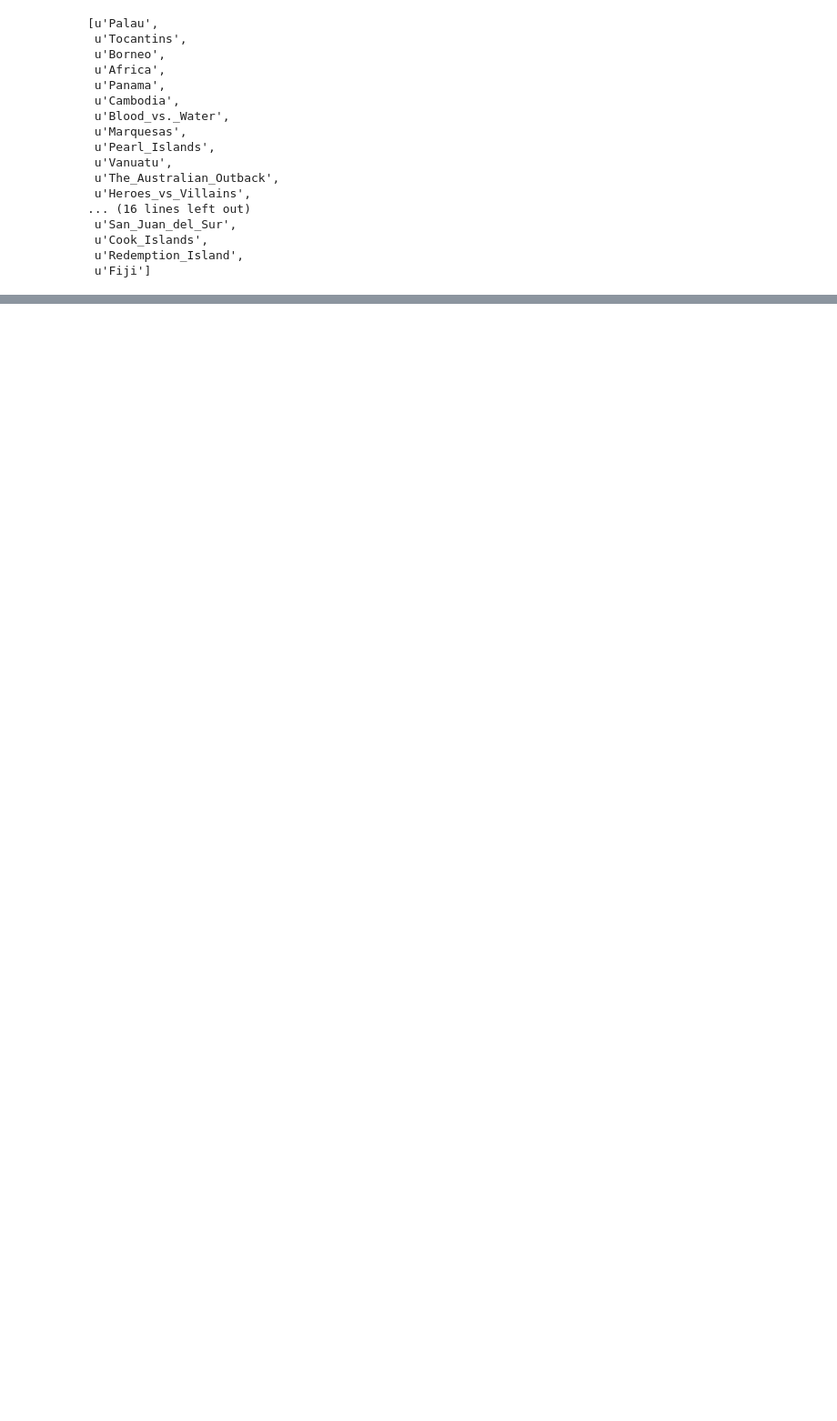
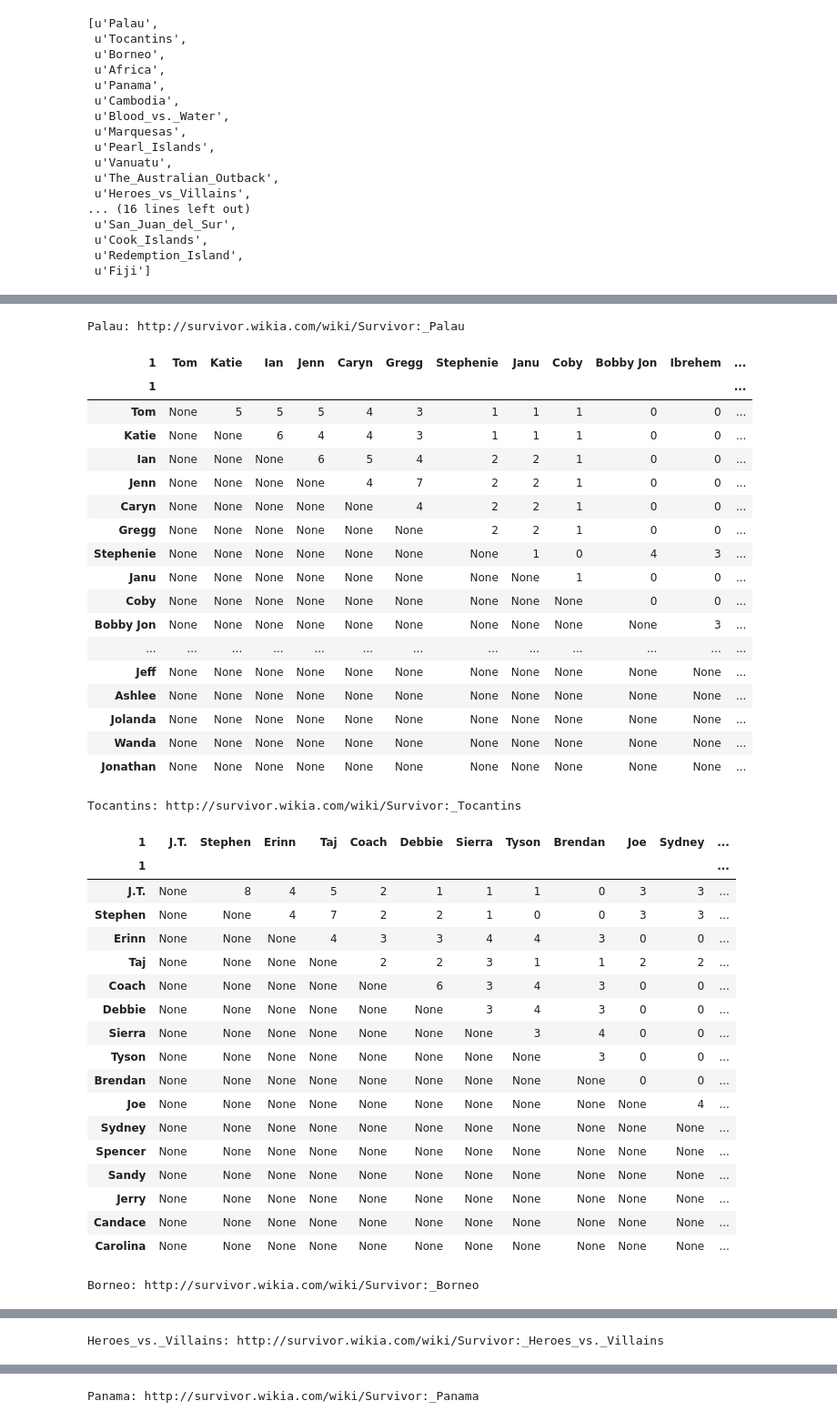
Before and after one commit to bchugit/Survivor-Project, a Jupyter notebook: process_votes.ipynb, the cells around one changed output, grey strips where cells are left out. Shown at 91% size. Cells and saved outputs as stored; diff of their text form; code cells hidden in the pictures; blank space fills up the shorter version.

```diff
--- a/process_votes.ipynb
+++ b/process_votes.ipynb
@@ -63,0 +67,49 @@ compare_votes(seasons['Thailand']['votes'])
+# %%
+voteweights = {}
+for i in seasons.keys():
+    voteweights[i] = compare_votes(seasons[i]['votes'])
+# %%
+for v in voteweights.keys():
+    season = seasons[v]
+    print "{}: {}".format(v, seasons[v]['url'])
+    dis.display(voteweights[v])
+# %% [output]
+Palau: http://survivor.wikia.com/wiki/Survivor:_Palau
+| 1 | Tom | Katie | Ian | Jenn | Caryn | Gregg | Stephenie | Janu | Coby | Bobby Jon | Ibrehem | ... |
+| 1 |  |  |  |  |  |  |  |  |  |  |  | ... |
+| Tom | None | 5 | 5 | 5 | 4 | 3 | 1 | 1 | 1 | 0 | 0 | ... |
+| Katie | None | None | 6 | 4 | 4 | 3 | 1 | 1 | 1 | 0 | 0 | ... |
+| Ian | None | None | None | 6 | 5 | 4 | 2 | 2 | 1 | 0 | 0 | ... |
+| Jenn | None | None | None | None | 4 | 7 | 2 | 2 | 1 | 0 | 0 | ... |
+| Caryn | None | None | None | None | None | 4 | 2 | 2 | 1 | 0 | 0 | ... |
+| Gregg | None | None | None | None | None | None | 2 | 2 | 1 | 0 | 0 | ... |
+| Stephenie | None | None | None | None | None | None | None | 1 | 0 | 4 | 3 | ... |
+| Janu | None | None | None | None | None | None | None | None | 1 | 0 | 0 | ... |
+| Coby | None | None | None | None | None | None | None | None | None | 0 | 0 | ... |
+| Bobby Jon | None | None | None | None | None | None | None | None | None | None | 3 | ... |
+| ... | ... | ... | ... | ... | ... | ... | ... | ... | ... | ... | ... | ... |
+| Jeff | None | None | None | None | None | None | None | None | None | None | None | ... |
+| Ashlee | None | None | None | None | None | None | None | None | None | None | None | ... |
+| Jolanda | None | None | None | None | None | None | None | None | None | None | None | ... |
+| Wanda | None | None | None | None | None | None | None | None | None | None | None | ... |
+| Jonathan | None | None | None | None | None | None | None | None | None | None | None | ... |
+Tocantins: http://survivor.wikia.com/wiki/Survivor:_Tocantins
+| 1 | J.T. | Stephen | Erinn | Taj | Coach | Debbie | Sierra | Tyson | Brendan | Joe | Sydney | ... |
+| 1 |  |  |  |  |  |  |  |  |  |  |  | ... |
+| J.T. | None | 8 | 4 | 5 | 2 | 1 | 1 | 1 | 0 | 3 | 3 | ... |
+| Stephen | None | None | 4 | 7 | 2 | 2 | 1 | 0 | 0 | 3 | 3 | ... |
+| Erinn | None | None | None | 4 | 3 | 3 | 4 | 4 | 3 | 0 | 0 | ... |
+| Taj | None | None | None | None | 2 | 2 | 3 | 1 | 1 | 2 | 2 | ... |
+| Coach | None | None | None | None | None | 6 | 3 | 4 | 3 | 0 | 0 | ... |
+| Debbie | None | None | None | None | None | None | 3 | 4 | 3 | 0 | 0 | ... |
+| Sierra | None | None | None | None | None | None | None | 3 | 4 | 0 | 0 | ... |
+| Tyson | None | None | None | None | None | None | None | None | 3 | 0 | 0 | ... |
+| Brendan | None | None | None | None | None | None | None | None | None | 0 | 0 | ... |
+| Joe | None | None | None | None | None | None | None | None | None | None | 4 | ... |
+| Sydney | None | None | None | None | None | None | None | None | None | None | None | ... |
+| Spencer | None | None | None | None | None | None | None | None | None | None | None | ... |
+| Sandy | None | None | None | None | None | None | None | None | None | None | None | ... |
+| Jerry | None | None | None | None | None | None | None | None | None | None | None | ... |
+| Candace | None | None | None | None | None | None | None | None | None | None | None | ... |
+| Carolina | None | None | None | None | None | None | None | None | None | None | None | ... |
+Borneo: http://survivor.wikia.com/wiki/Survivor:_Borneo
@@ -63,0 +134 @@ compare_votes(seasons['Thailand']['votes'])
+Heroes_vs._Villains: http://survivor.wikia.com/wiki/Survivor:_Heroes_vs._Villains
@@ -63,0 +153 @@ compare_votes(seasons['Thailand']['votes'])
+Panama: http://survivor.wikia.com/wiki/Survivor:_Panama
```
Also changed, not shown: parts of 7 cells of this notebook.
